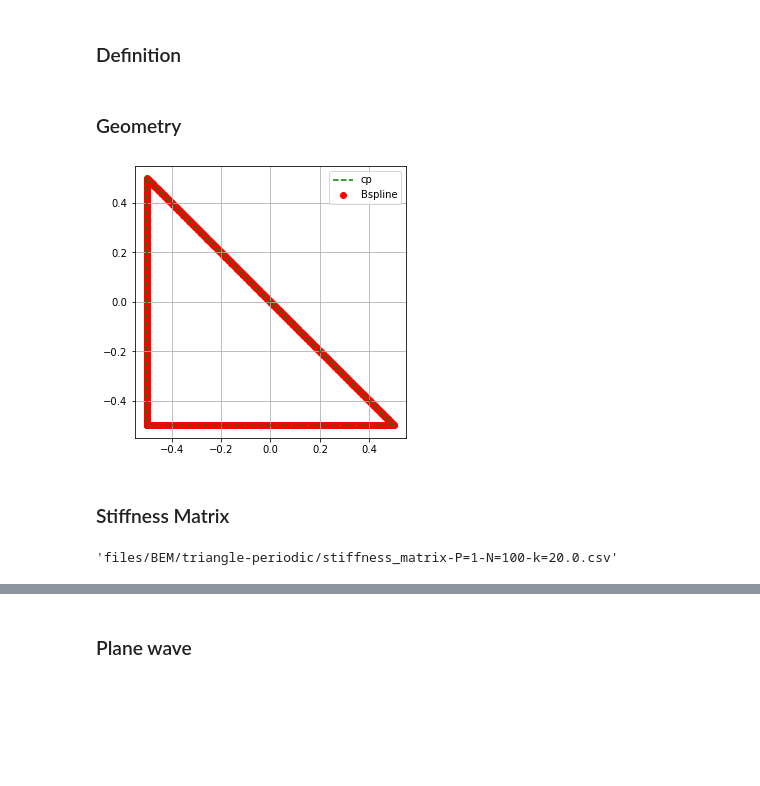
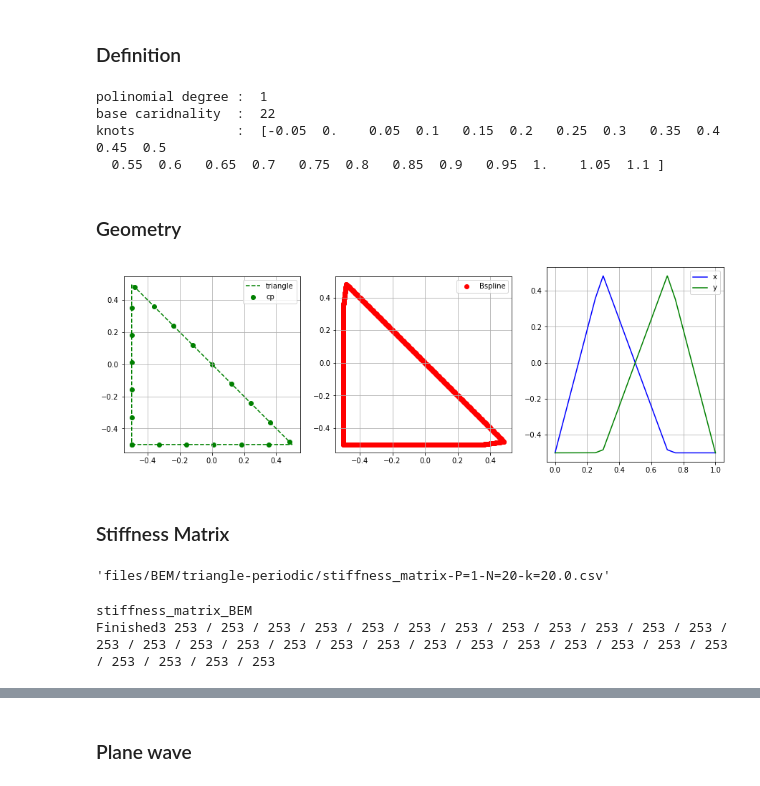
Before and after one commit to EliaStocco/Bspline, a Jupyter notebook: python/BEM-triangle.ipynb, the cells around one changed output, grey strips where cells are left out. Saved outputs shown, nothing was run; the diff lists cells and outputs as text; code cells hidden in the pictures; blank space fills up the shorter version.

```diff
--- a/python/BEM-triangle.ipynb
+++ b/python/BEM-triangle.ipynb
@@ -49,7 +49,7 @@ sh = Bs.shape(1,2)
 
 #defiisco i knot vector
 P=1 #polinomial degree
-N=100 #base caridnality
+N=20 #base caridnality
 xminBs = 0.0
 xmaxBs = 1.0
 
@@ -58,10 +58,15 @@ xmaxBs = 1.0
 #kv = Bs.uniform_open_kv(xmin,xmax,p=P,n=N)#Bs.knot_vector(P,N,v)
 #kv = periodic_kv(xmin,xmax,p=P,n=N)
 kv = Bs.periodic_kv(xminBs,xmaxBs,p=P,n=N)
-#kv.show()
+kv.show()
 
 #alloco la Bspline
-bs = Bs.Bspline(sh,[kv],periodic=[True])
+bs = Bs.Bspline(sh,[kv],properties={"periodic":[True]})
+# %% [output]
+polinomial degree :  1
+base caridnality  :  22
+knots             :  [-0.05  0.    0.05  0.1   0.15  0.2   0.25  0.3   0.35  0.4   0.45  0.5
+  0.55  0.6   0.65  0.7   0.75  0.8   0.85  0.9   0.95  1.    1.05  1.1 ]
 # %%
 file_dir = "files/BEM/triangle-periodic/"
 suffix = "P="+str(P)+"-N="+str(N)+"-k="+str(wavevector)+".csv"
@@ -95,7 +100,7 @@ def triangle_y(i):
         j = i-b
         return a-j
 
-def triangle(t):
+def func(t):
     out = np.zeros((len(t),2))
     out[:,0] = [triangle_x(i) for i in t]
     out[:,1] = [triangle_y(i) for i in t]
@@ -104,8 +109,12 @@ def triangle(t):
     out[:,1] = sy*out[:,1]/a+y0
     return out
 # %%
-t = np.linspace(0,1,N)
-cp = triangle(t)
+#ATTENZIONE: mi servono dei punti distribuiti in modo uniforme
+# per come ho costruito func so che
+# func(0.) = func(1.)
+# quindi genero un punto in più
+t = np.linspace(0,1,N+1,endpoint=True)#[0:-2]
+cp = func(t)
 for i in range(len(t)):
     #bs._cp[i] = cp[i]
     bs.set_cp(i,cp[i])
@@ -118,41 +129,59 @@ cpy = cp[:,1]
 NN = 1000
 T = np.linspace(xminBs,xmaxBs,NN,endpoint=True)
 xy   = bs.evaluate(T)
+Txy = func(T)
 df = pd.DataFrame(xy)
 df = df.rename(columns={0:"x",1:"y"})
 # %%
-#grafico
-fig = plt.figure ( 0 , figsize = ( 5, 5 ) )
+fig = plt.figure ( 0 , figsize = ( 15, 5 ) )
 
 #converto in dataframe
-ax = fig.add_subplot(111)
-plt.plot(cpx,cpy,color="green",label="cp",linestyle="--")
-plt.scatter(cpx,cpy,color="green")
+ax = fig.add_subplot(131)
+plt.plot(Txy[:,0],Txy[:,1],color="green",label="triangle",linestyle="--")
+plt.scatter(cpx,cpy,color="green",label="cp")
+#plt.scatter(df["x"], df["y"], color= "red",label="Bspline")
+plt.grid()
+plt.legend()
+ax.set_aspect('equal')
+
+ax = fig.add_subplot(132)
+#plt.plot(cpx,cpy,color="green",label="cp",linestyle="--")
+#plt.scatter(cpx,cpy,color="green",label="cp")
 plt.scatter(df["x"], df["y"], color= "red",label="Bspline")
 plt.grid()
 plt.legend()
 ax.set_aspect('equal')
-#plt.xlim(xmin,xmax)
-#plt.ylim(ymin,ymax)
+
+#real
+ax = fig.add_subplot(133)#, projection='3d')
+ax.plot(T,df["x"],color="blue",label="x")
+ax.plot(T,df["y"],color="green",label="y")
+#ax.plot(df["t"],np.real(df["trace"]),color="red",label="trace")
+#plt.title("real")
+plt.grid(True)
+plt.legend()
 plt.show()
 # %% [output]
-[figure, old version]
+[figure, new version]
 # %% [markdown]
 ### Stiffness Matrix
 # %%
 file = file_dir+"stiffness_matrix-"+suffix
 file
 # %% [output]
-'files/BEM/triangle-periodic/stiffness_matrix-P=1-N=100-k=20.0.csv'
+'files/BEM/triangle-periodic/stiffness_matrix-P=1-N=20-k=20.0.csv'
 # %%
-READ = True
-SAVE = False
+READ = False
+SAVE = True
 if os.path.exists(file) and READ == True :
     sm = bs.load("sm-BEM",file)
 else :
-    sm = bs.stiffness_matrix_BEM(k=wavevector,opts={"print":True})
+    sm,out = bs.stiffness_matrix_BEM(k=wavevector,opts={"print":True,"return_both":True,"ready_sm_BEM":False})
     if SAVE == True :
         bs.save("sm-BEM",file)
 #sm
+# %% [output]
+stiffness_matrix_BEM
+Finished3 253 / 253 / 253 / 253 / 253 / 253 / 253 / 253 / 253 / 253 / 253 / 253 / 253 / 253 / 253 / 253 / 253 / 253 / 253 / 253 / 253 / 253 / 253 / 253 / 253 / 253 / 253 / 253 / 253 / 253
 # %%
 #
```
Also changed, not shown: parts of 29 cells of this notebook, 6 other files.
